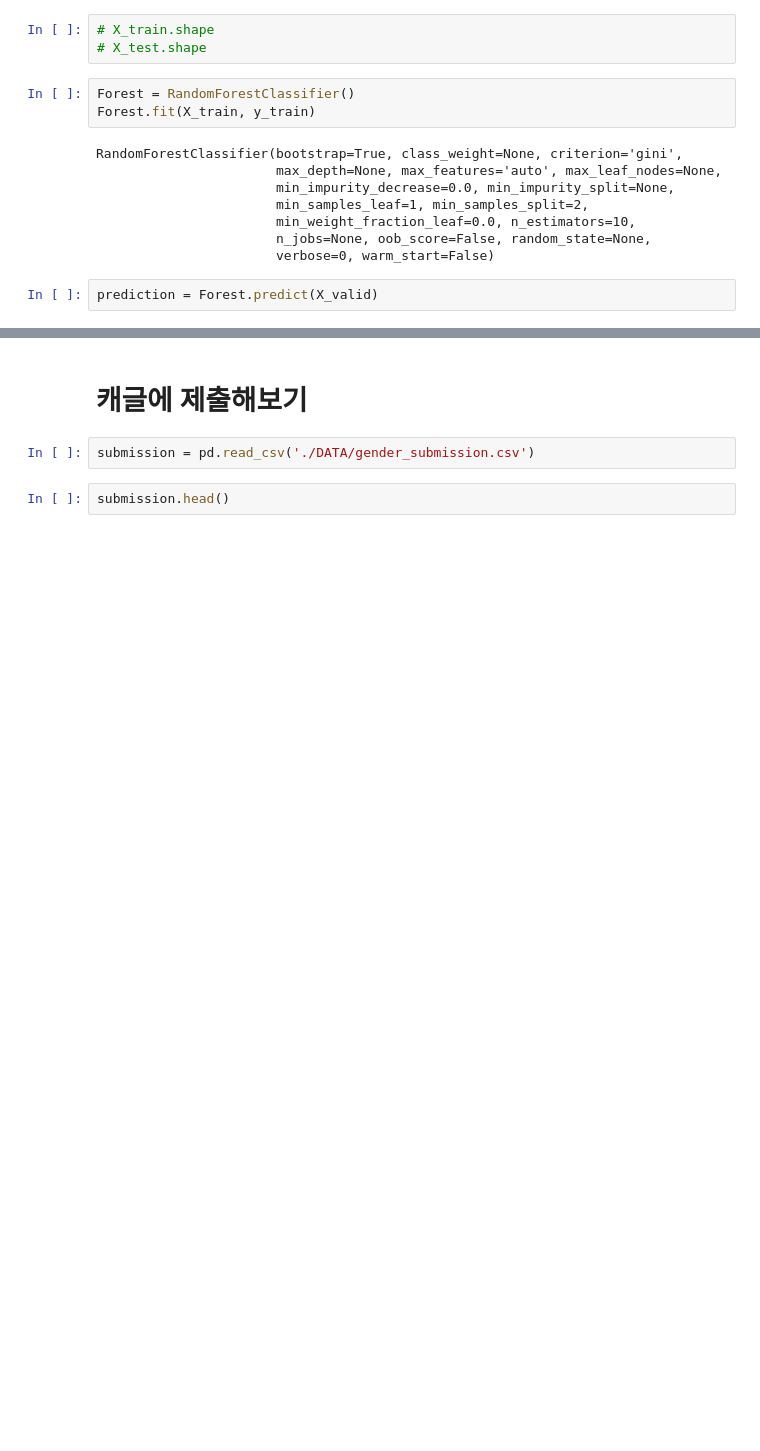
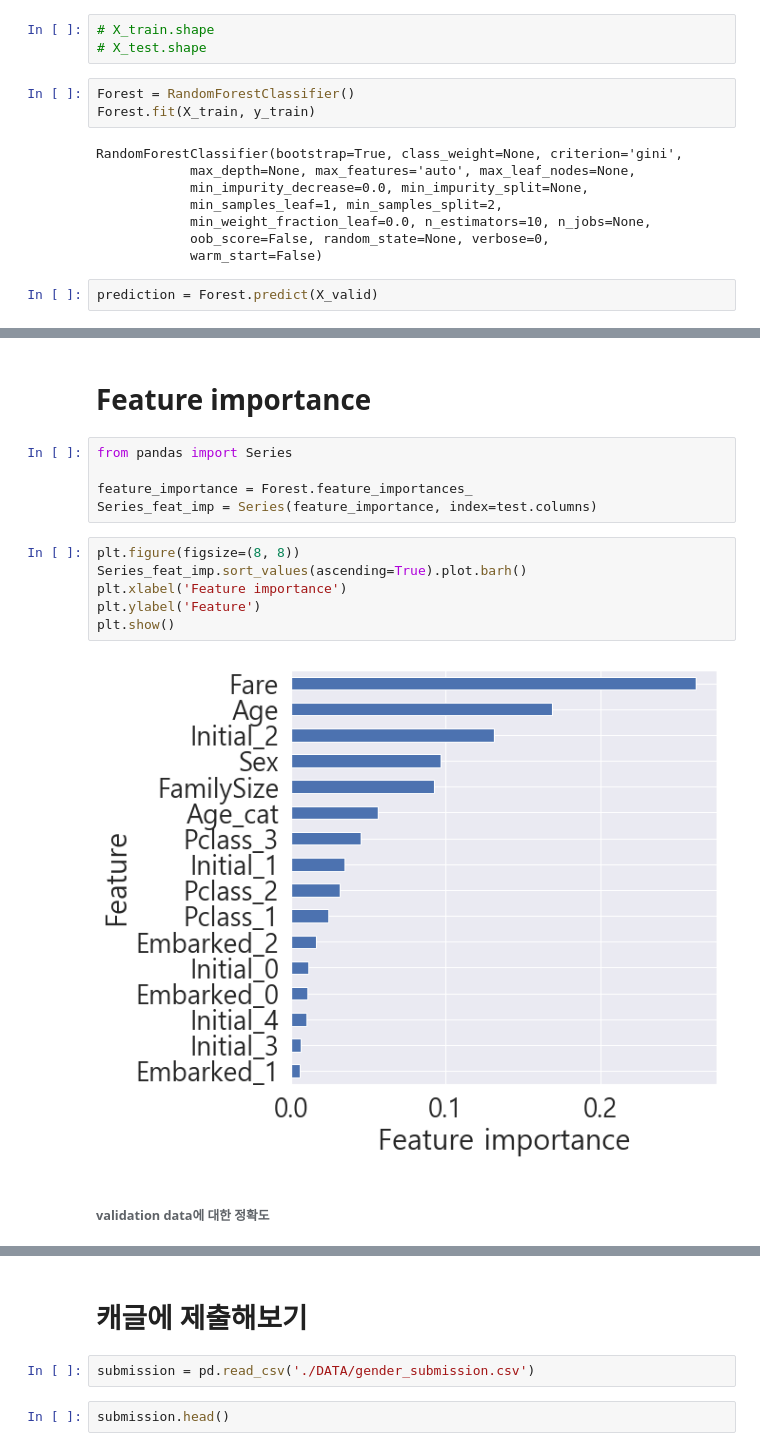
Before and after one commit to kwong3528/Kaggle-Tatinic, a Jupyter notebook: 타이타닉/타이타닉.ipynb, the cells around one changed output, grey strips where cells are left out. Cells and saved outputs as stored; diff of their text form; blank space fills up the shorter version.

```diff
--- a/타이타닉/타이타닉.ipynb
+++ b/타이타닉/타이타닉.ipynb
@@ -652,3 +662,20 @@ y_valid.shape
+# %% [markdown]
+# Feature importance
+# %%
+from pandas import Series
+
+feature_importance = Forest.feature_importances_
+Series_feat_imp = Series(feature_importance, index=test.columns)
+# %%
+plt.figure(figsize=(8, 8))
+Series_feat_imp.sort_values(ascending=True).plot.barh()
+plt.xlabel('Feature importance')
+plt.ylabel('Feature')
+plt.show()
+# %% [output]
+[figure, added]
+# %% [markdown]
+###### validation data에 대한 정확도
 # %%
 print('총 {}명 중 {:.2f}% 정확도로 생존자 맞춤'.format(y_valid.shape[0], 100 * metrics.accuracy_score(prediction,y_valid)))
 # %% [output]
```
Also changed, not shown: parts of 22 cells of this notebook.
